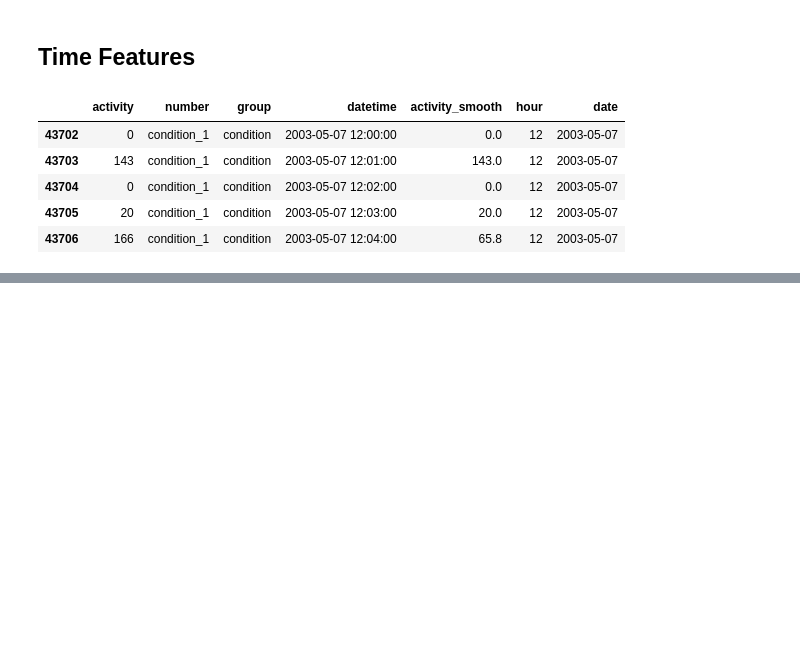
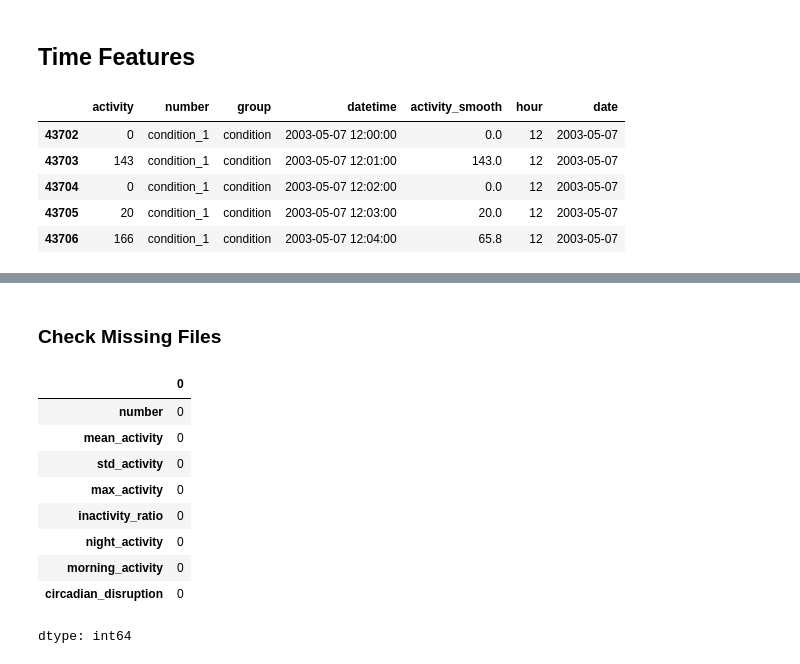
Before and after one commit to Razany98/Depresjon-Behavioral-Profiling, a Jupyter notebook: Behavior Profiling.ipynb, the cells around one changed output, grey strips where cells are left out. Drawn from its saved outputs; the diff is of its cells as text; code cells hidden in the pictures; blank space fills up the shorter version.

```diff
--- a/Behavior Profiling.ipynb
+++ b/Behavior Profiling.ipynb
@@ -161,0 +266,15 @@ activity_df.head()
+# %% [markdown]
+### Check Missing Files
+# %%
+behavior_features.isnull().sum()
+# %% [output]
+|  | 0 |
+| number | 0 |
+| mean_activity | 0 |
+| std_activity | 0 |
+| max_activity | 0 |
+| inactivity_ratio | 0 |
+| night_activity | 0 |
+| morning_activity | 0 |
+| circadian_disruption | 0 |
+dtype: int64
```
Also changed, not shown: parts of 9 cells of this notebook.
